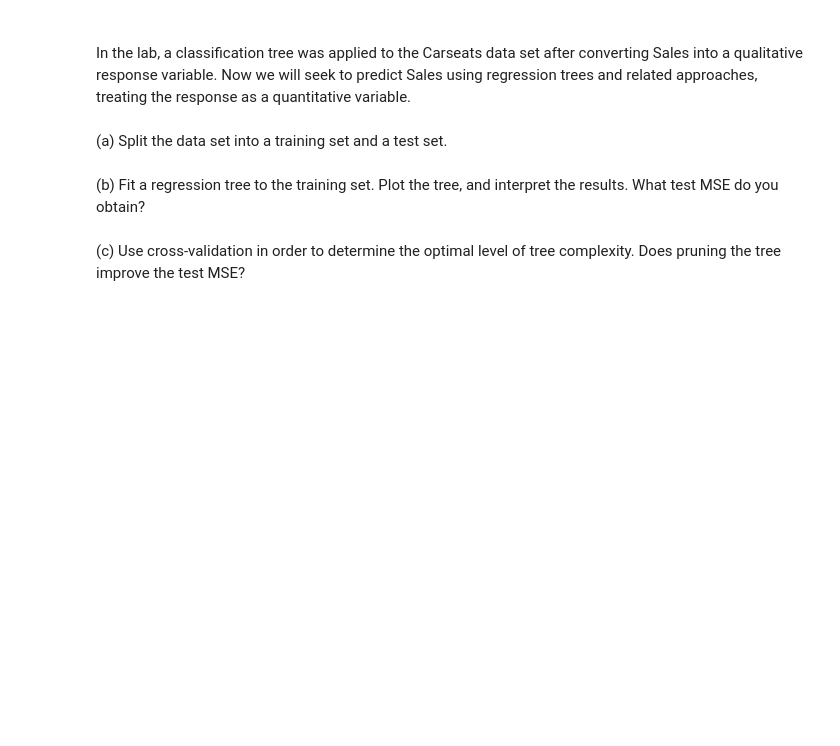
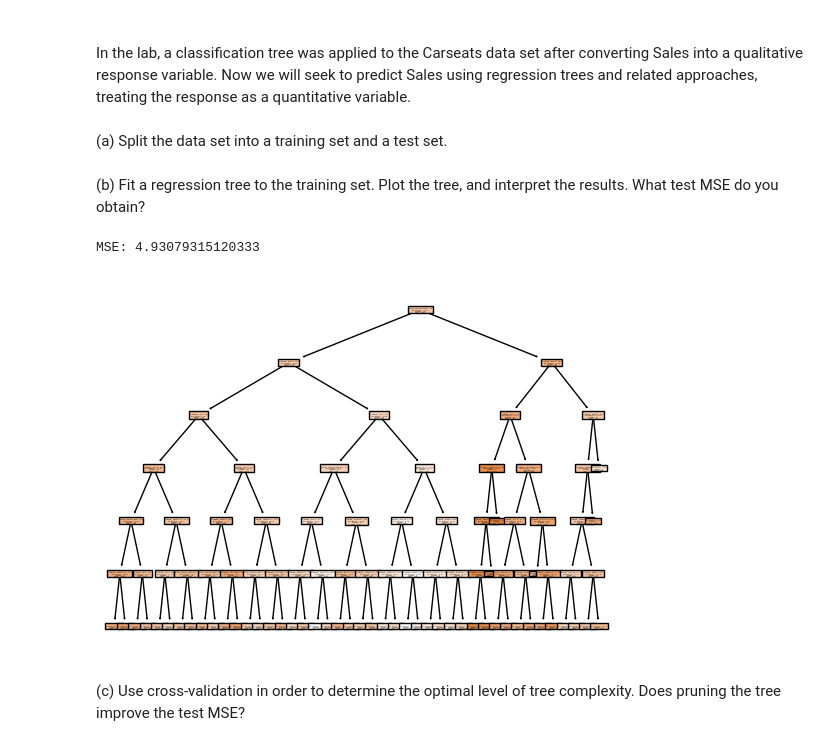
Before and after one commit to BU-MSSP-Classroom/MA679_Spring2024_07_tree_ensemble-MrD1022, a Jupyter notebook: Ch08_TreeEnsemble_Python.ipynb, the cells around one changed output. Drawn from its saved outputs; the diff is of its cells as text; code cells hidden in the pictures; blank space fills up the shorter version.

```diff
--- a/Ch08_TreeEnsemble_Python.ipynb
+++ b/Ch08_TreeEnsemble_Python.ipynb
@@ -216,10 +218,29 @@ Carseats = load_data("Carseats")
 # %% [markdown]
 (a) Split the data set into a training set and a test set.
 # %%
-X = Carseats.drop('Sale', axis=1)
-y = Carseats['Sale']
+X = Carseats.drop('Sales', axis=1)
+y = Carseats['Sales']
 X_train, X_test, y_train, y_test = train_test_split(X, y, test_size=0.2, random_state=42)
+string_categorical_cols = ['ShelveLoc', 'Urban', 'US']
+one_hot_encoder = ColumnTransformer(transformers=[
+    ('encoder', OneHotEncoder(), string_categorical_cols)],
+    remainder='passthrough')
+
+X_train_encoded = one_hot_encoder.fit_transform(X_train)
+X_test_encoded = one_hot_encoder.transform(X_test)
 # %% [markdown]
 (b) Fit a regression tree to the training set. Plot the tree, and interpret the results. What test MSE do you obtain?
+# %%
+import matplotlib.pyplot as plt
+model_car_reg = DecisionTreeRegressor(max_depth=6).fit(X_train_encoded, y_train)
+pred = model_car_reg.predict(X_test_encoded)
+colnames = one_hot_encoder.get_feature_names_out()
+mse = mean_squared_error(y_test, pred)
+print(f"MSE: {mse}")
+plot_tree(model_car_reg, filled=True, feature_names=colnames)
+plt.show()
+# %% [output]
+MSE: 4.93079315120333
+[figure, added]
 # %% [markdown]
 (c) Use cross-validation in order to determine the optimal level of tree complexity. Does pruning the tree improve the test MSE?
```
Also changed, not shown: parts of 3 cells of this notebook.
